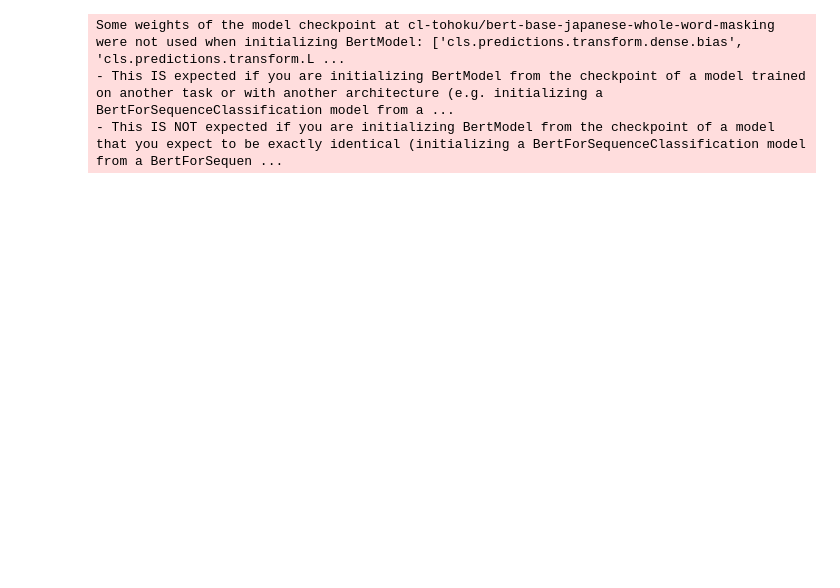
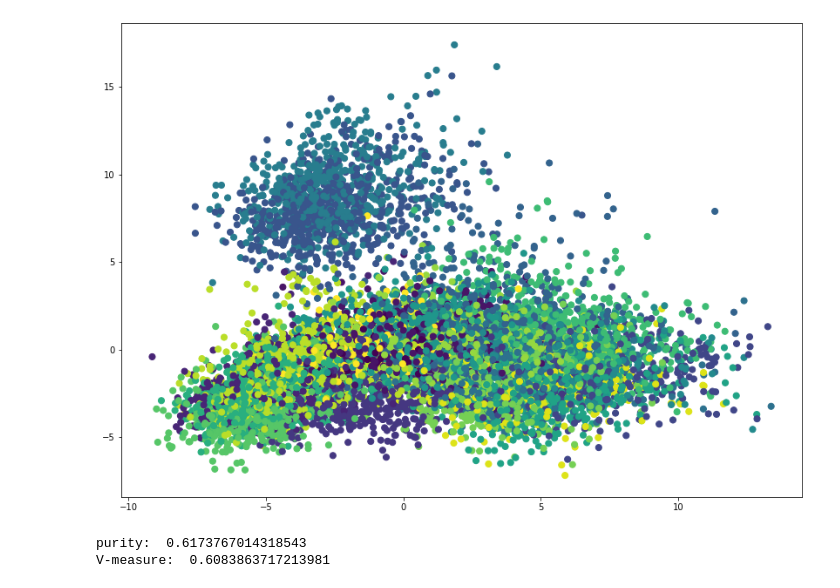
Before and after one commit to yushi1999/data_science, a Jupyter notebook: ex5/report.ipynb, the cells around one changed output. Drawn from its saved outputs; the diff is of its cells as text; code cells hidden in the pictures; blank space fills up the shorter version.

```diff
--- a/ex5/report.ipynb
+++ b/ex5/report.ipynb
@@ -37,10 +35,12 @@ class NewsGroupDataset():
 #SentenceTransformerでの埋め込みデータを保持
 class SentenceTransformerModel:
     def __init__(self, model_num):
-        if model_num == 0:
-            name = "cl-tohoku/bert-base-japanese-whole-word-masking"
+        if model_num ==1:
+            name = "sentence-transformers/all-MiniLM-L6-v2"
+        elif model_num==2:
+            name ="sentence-transformers/paraphrase-multilingual-mpnet-base-v2"
         else:
-            name = "sentence-transformers/all-MiniLM-L6-v2"
+            name = "sentence-transformers/paraphrase-multilingual-MiniLM-L12-v2"
         transformer = models.Transformer(name)
         pooling = models.Pooling(transformer.get_word_embedding_dimension(),pooling_mode_mean_tokens=True, pooling_mode_cls_token=False, pooling_mode_max_tokens=False)
         self.model = SentenceTransformer(modules=[transformer, pooling])
@@ -73,6 +73,9 @@ class ClusteringModel:
         purity=tmp/len(df.values)
         print("purity: ",purity)
 
+    def calc_v_measure(self,true_label,pred_label):
+        print("V-measure: ",v_measure_score(true_label,pred_label))
+
 class KMeansModel(ClusteringModel):
     def __init__(self,cluster_num,df):
         #クラスタ数20でk-meansクラスタリングを実行
@@ -85,3 +88,23 @@ class KMeansModel(ClusteringModel):
 
     def calc_purity(self,true_label):
         super().calc_purity(self.df,true_label,self.model.labels_)
+
+    def calc_v_measure(self,true_label):
+        super().calc_v_measure(true_label,self.model.labels_)
+
+class GaussianMixtureModel(ClusteringModel):
+    def __init__(self,cluster_num,df):
+        #クラスタ数20でk-meansクラスタリングを実行
+        self.df=df
+        self.model=GaussianMixture(n_components=cluster_num)
+        self.model.fit(self.df.values)
+        self.pred_label=self.model.predict(self.df.values)
+
+    def plot(self):
+        super().plot(self.df,self.pred_label)
+
+    def calc_purity(self,true_label):
+        super().calc_purity(self.df,true_label,self.pred_label)
+
+    def calc_v_measure(self,true_label):
+        super().calc_v_measure(true_label,self.pred_label)
@@ -88,10 +113,11 @@ class KMeansModel(ClusteringModel):
 # %%
-dataset=NewsGroupDataset()
-transformer_0=SentenceTransformerModel(0)
-transformer_0.gen_embeddings(dataset.content_value_list,dataset.target_value_list)
-kmeans=KMeansModel(20,transformer_0.df)
-kmeans.plot()
+transformer1=SentenceTransformerModel(1)
+transformer1.gen_embeddings(dataset.content_value_list,dataset.target_value_list)
+kmeans1=KMeansModel(20,transformer1.df)
+kmeans1.plot()
+kmeans1.calc_purity(transformer1.label)
+kmeans1.calc_v_measure(transformer1.label)
 # %% [output]
+[figure, added]
-Some weights of the model checkpoint at cl-tohoku/bert-base-japanese-whole-word-masking were not used when initializing BertModel: ['cls.predictions.transform.dense.bias', 'cls.predictions.transform.L ...
-- This IS expected if you are initializing BertModel from the checkpoint of a model trained on another task or with another architecture (e.g. initializing a BertForSequenceClassification model from a ...
-- This IS NOT expected if you are initializing BertModel from the checkpoint of a model that you expect to be exactly identical (initializing a BertForSequenceClassification model from a BertForSequen ...
+purity:  0.6173767014318543
+V-measure:  0.6083863717213981
```
Also changed, not shown: parts of 27 cells of this notebook.
